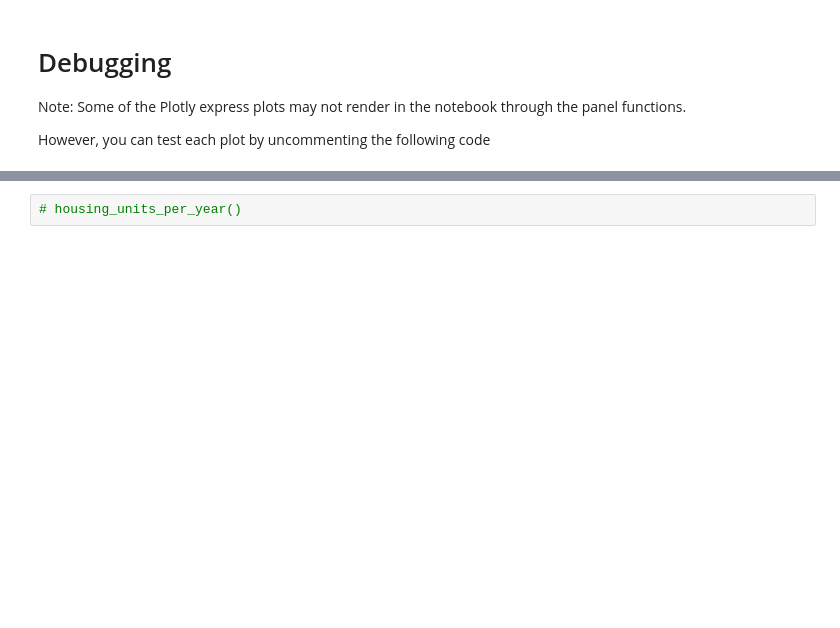
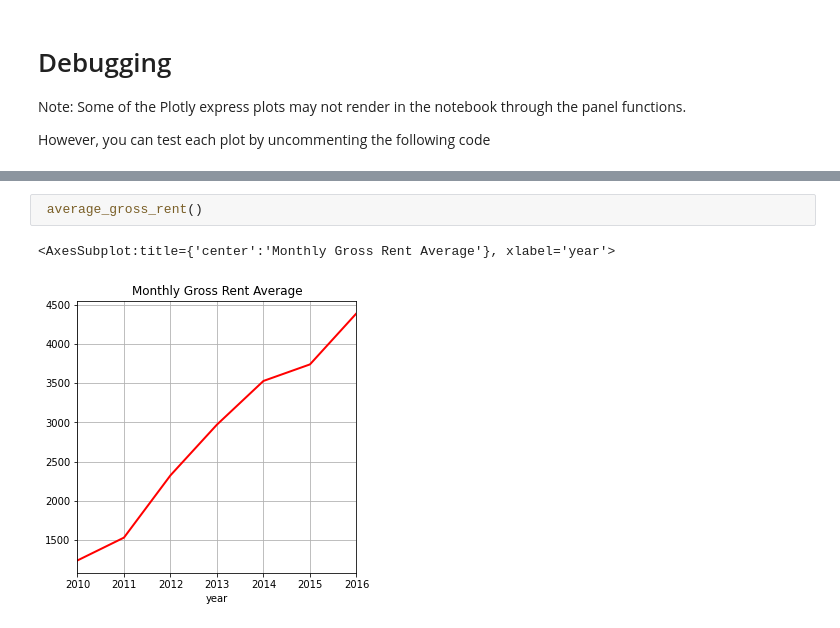
Before and after one commit to dreamscape08/Coursework, a Jupyter notebook: 00MySandbox/05-PyViz/Starter_Code/dashboard.ipynb, the cells around one changed output, grey strips where cells are left out. Cells and saved outputs as stored; diff of their text form; blank space fills up the shorter version.

```diff
--- a/00MySandbox/05-PyViz/Starter_Code/dashboard.ipynb
+++ b/00MySandbox/05-PyViz/Starter_Code/dashboard.ipynb
@@ -143,3 +265,6 @@ However, you can test each plot by uncommenting the following code
 # %%
-# housing_units_per_year()
+ average_gross_rent()
+# %% [output]
+<AxesSubplot:title={'center':'Monthly Gross Rent Average'}, xlabel='year'>
+[figure, added]
 # %%
```
Also changed, not shown: parts of 19 cells of this notebook, 1 other file.
